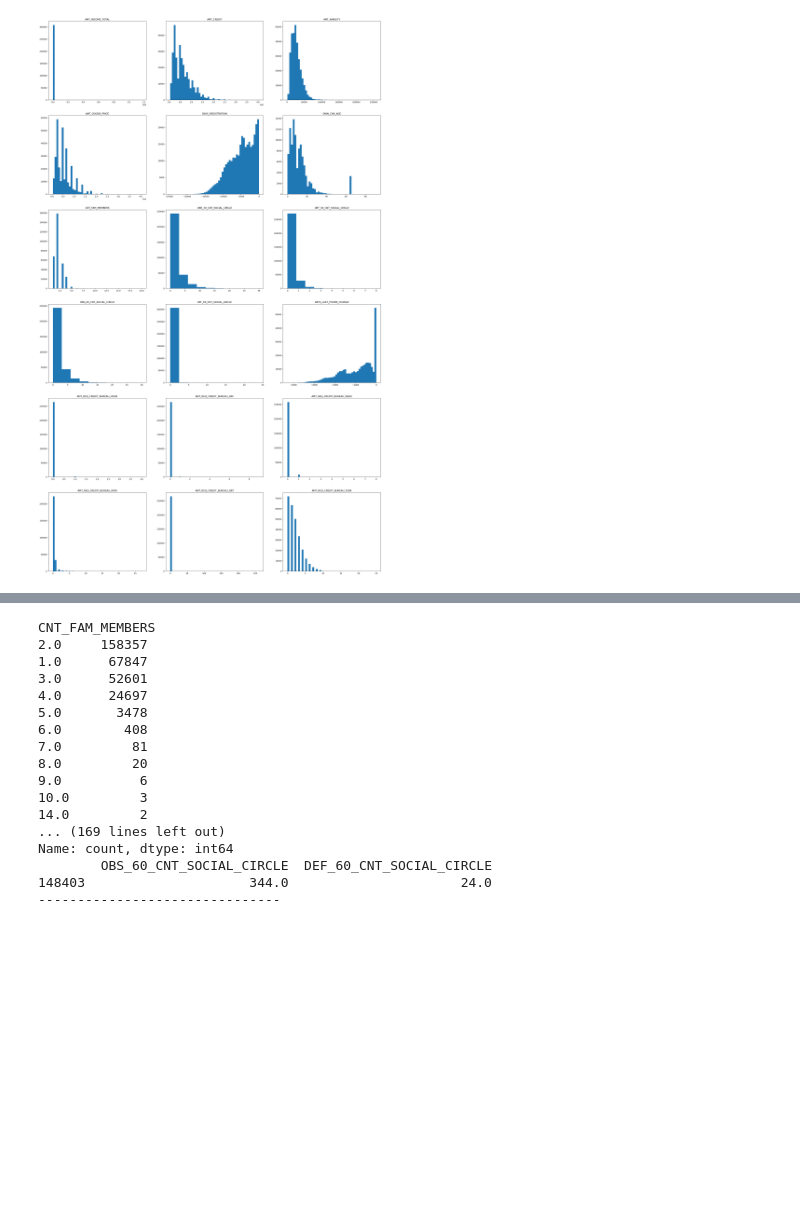
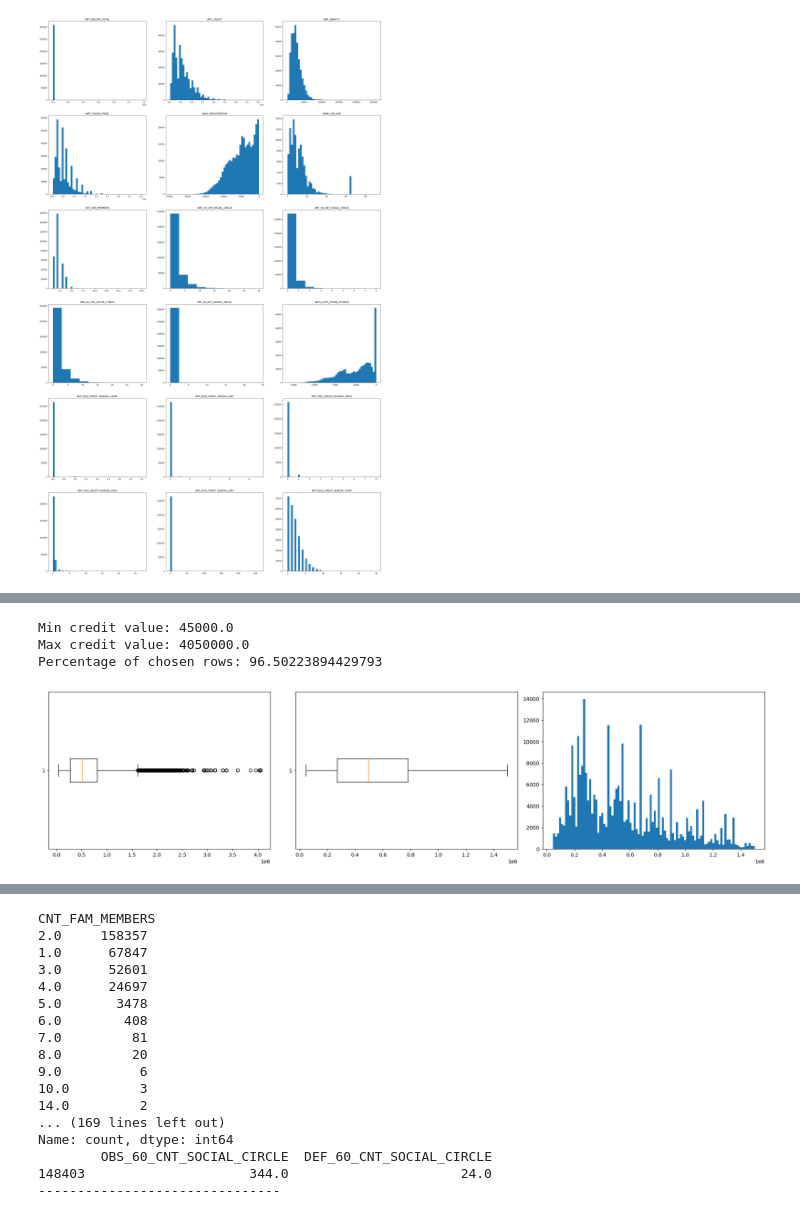
Before and after one commit to PhamMaiLinh-2403/Home_Credit_Default_Risk, a Jupyter notebook: EDA.ipynb, the cells around one changed output, grey strips where cells are left out. Saved outputs shown, nothing was run; the diff lists cells and outputs as text; code cells hidden in the pictures; blank space fills up the shorter version.

```diff
--- a/EDA.ipynb
+++ b/EDA.ipynb
@@ -483,0 +484,20 @@ Name: count, dtype: int64
+# %%
+# Check AMT_CREDIT
+amt_credit_sorted = application_train['AMT_CREDIT'].sort_values()
+print(f'Min credit value: {amt_credit_sorted.iloc[0]}')
+print(f'Max credit value: {amt_credit_sorted.iloc[-1]}')
+
+# right_tailed_80 = get_right_tailed_perc(application_train, 99)
+chosen_limit = 1500000
+print(f'Percentage of chosen rows: {application_train[application_train["AMT_CREDIT"] <= chosen_limit].shape[0] / application_train.shape[0] * 100}')
+fig, ax = plt.subplots(1, 3, figsize=(20, 5))
+ax[0].boxplot(amt_credit_sorted, vert=False)
+ax[1].boxplot(amt_credit_sorted[amt_credit_sorted <= chosen_limit], vert=False)
+ax[2].hist(amt_credit_sorted[amt_credit_sorted <= chosen_limit], bins=100)
+plt.tight_layout()
+plt.show()
+# %% [output]
+Min credit value: 45000.0
+Max credit value: 4050000.0
+Percentage of chosen rows: 96.50223894429793
+[figure, added]
```
Also changed, not shown: parts of 5 cells of this notebook.
